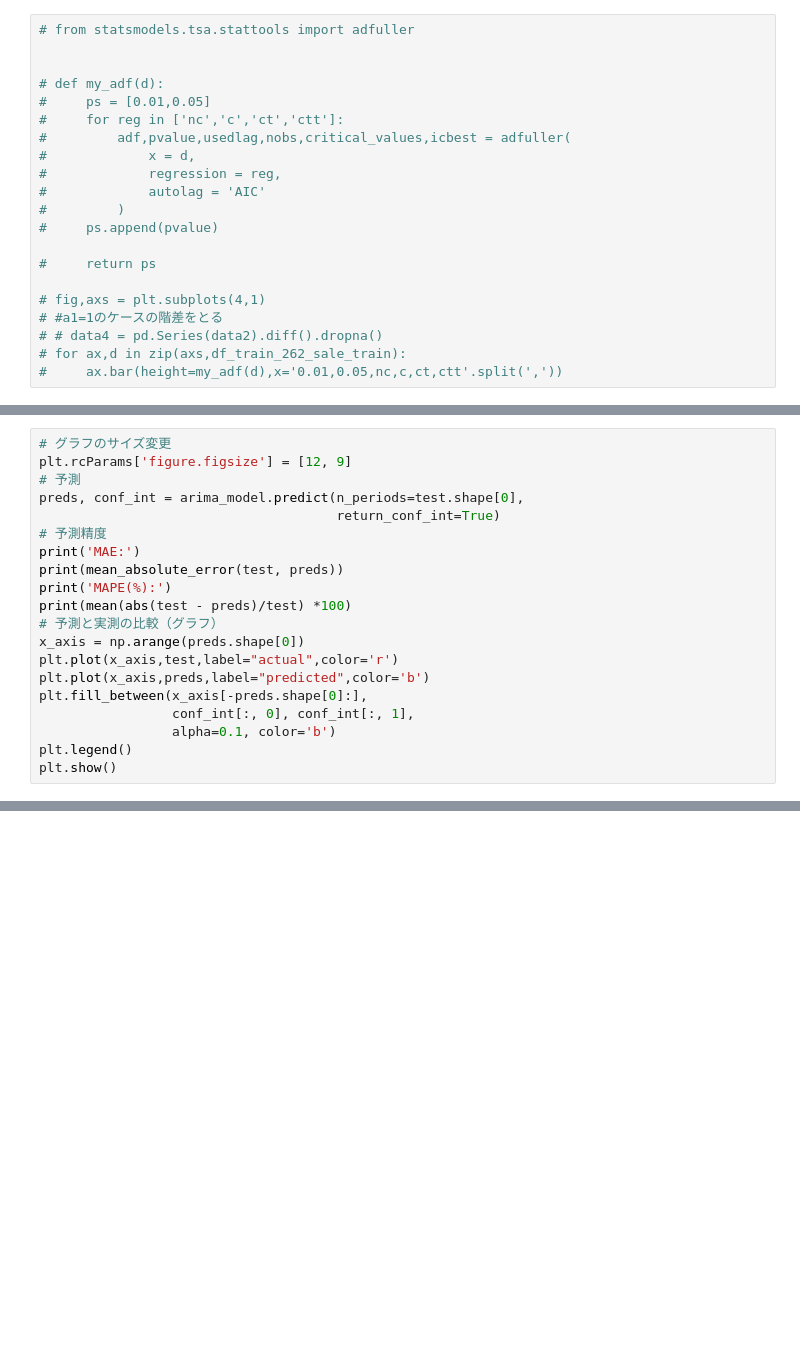
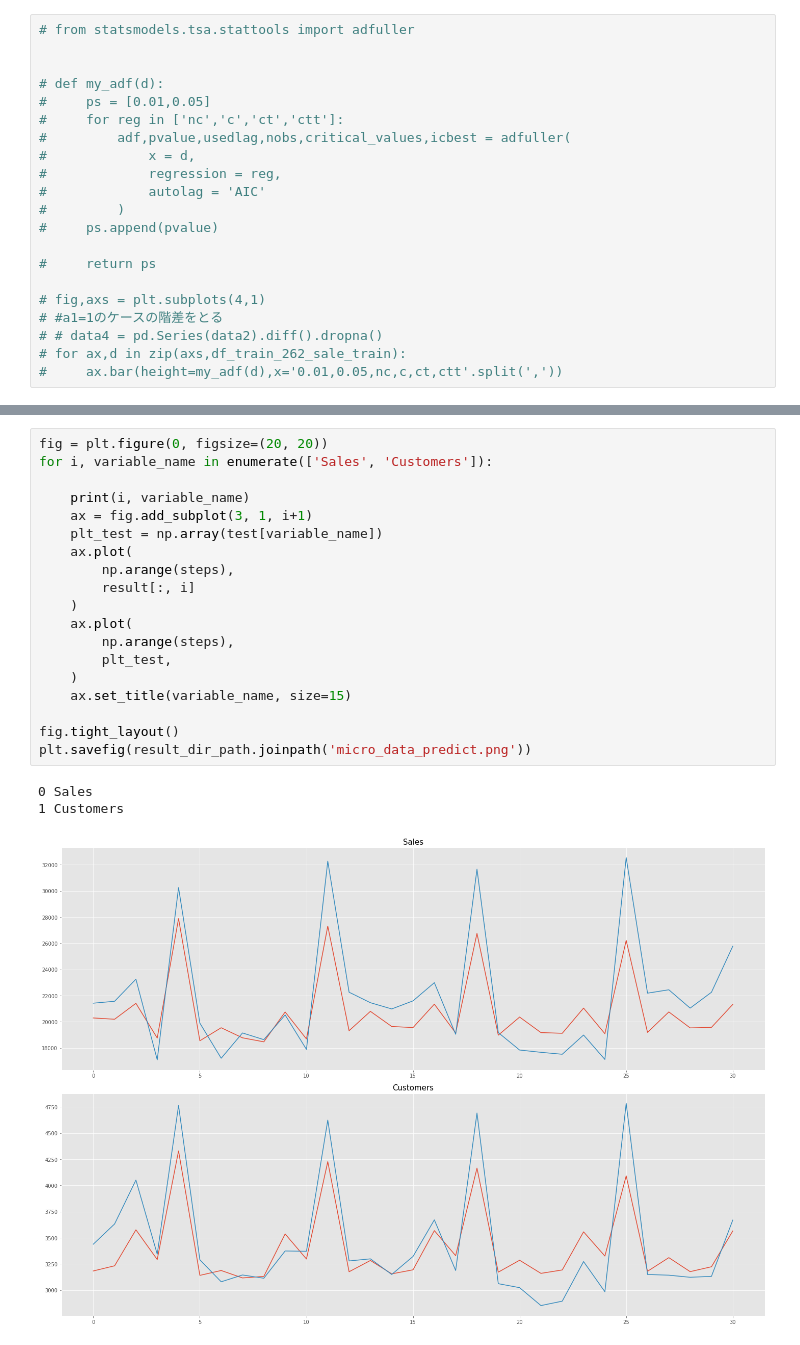
Before and after one commit to hajime0105/Train-TimeSeriesAnalysis, a Jupyter notebook: Example_kaggle_RossmanStoreSales.ipynb, the cells around one changed output, grey strips where cells are left out. Saved outputs shown, nothing was run; the diff lists cells and outputs as text; blank space fills up the shorter version.

```diff
--- a/Example_kaggle_RossmanStoreSales.ipynb
+++ b/Example_kaggle_RossmanStoreSales.ipynb
@@ -507,20 +519,0 @@ arima_model = pm.auto_arima(train,
-# %%
-# グラフのサイズ変更
-plt.rcParams['figure.figsize'] = [12, 9]
-# 予測
-preds, conf_int = arima_model.predict(n_periods=test.shape[0],
-                                      return_conf_int=True)
-# 予測精度
-print('MAE:')
-print(mean_absolute_error(test, preds))
-print('MAPE(%):')
-print(mean(abs(test - preds)/test) *100)
-# 予測と実測の比較（グラフ）
-x_axis = np.arange(preds.shape[0])
-plt.plot(x_axis,test,label="actual",color='r')
-plt.plot(x_axis,preds,label="predicted",color='b')
-plt.fill_between(x_axis[-preds.shape[0]:],
-                 conf_int[:, 0], conf_int[:, 1],
-                 alpha=0.1, color='b')
-plt.legend()
-plt.show()
@@ -575,0 +596,23 @@ plt.show()
+# %%
+fig = plt.figure(0, figsize=(20, 20))
+for i, variable_name in enumerate(['Sales', 'Customers']):
+
+    print(i, variable_name)
+    ax = fig.add_subplot(3, 1, i+1)
+    plt_test = np.array(test[variable_name])
+    ax.plot(
+        np.arange(steps),
+        result[:, i]
+    )
+    ax.plot(
+        np.arange(steps),
+        plt_test,
+    )
+    ax.set_title(variable_name, size=15)
+
+fig.tight_layout()
+plt.savefig(result_dir_path.joinpath('micro_data_predict.png'))
+# %% [output]
+0 Sales
+1 Customers
+[figure, added]
```
Also changed, not shown: parts of 70 cells of this notebook.
